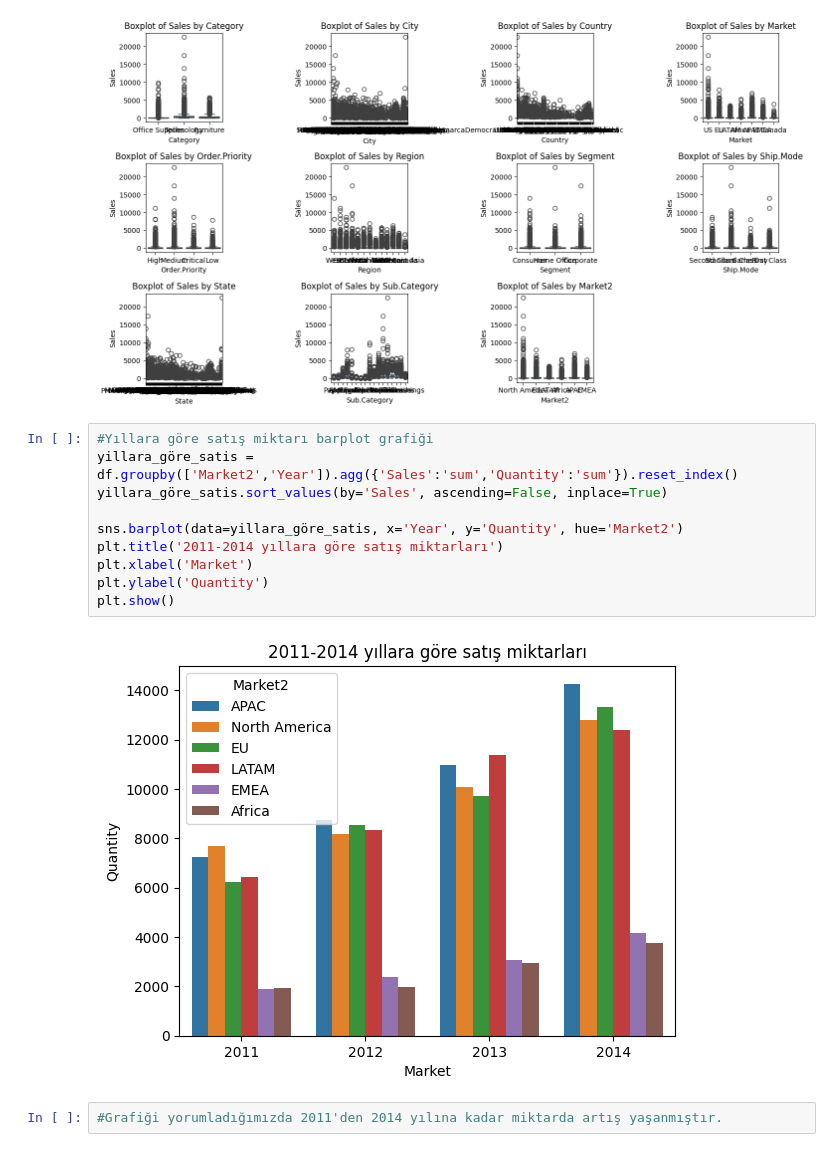
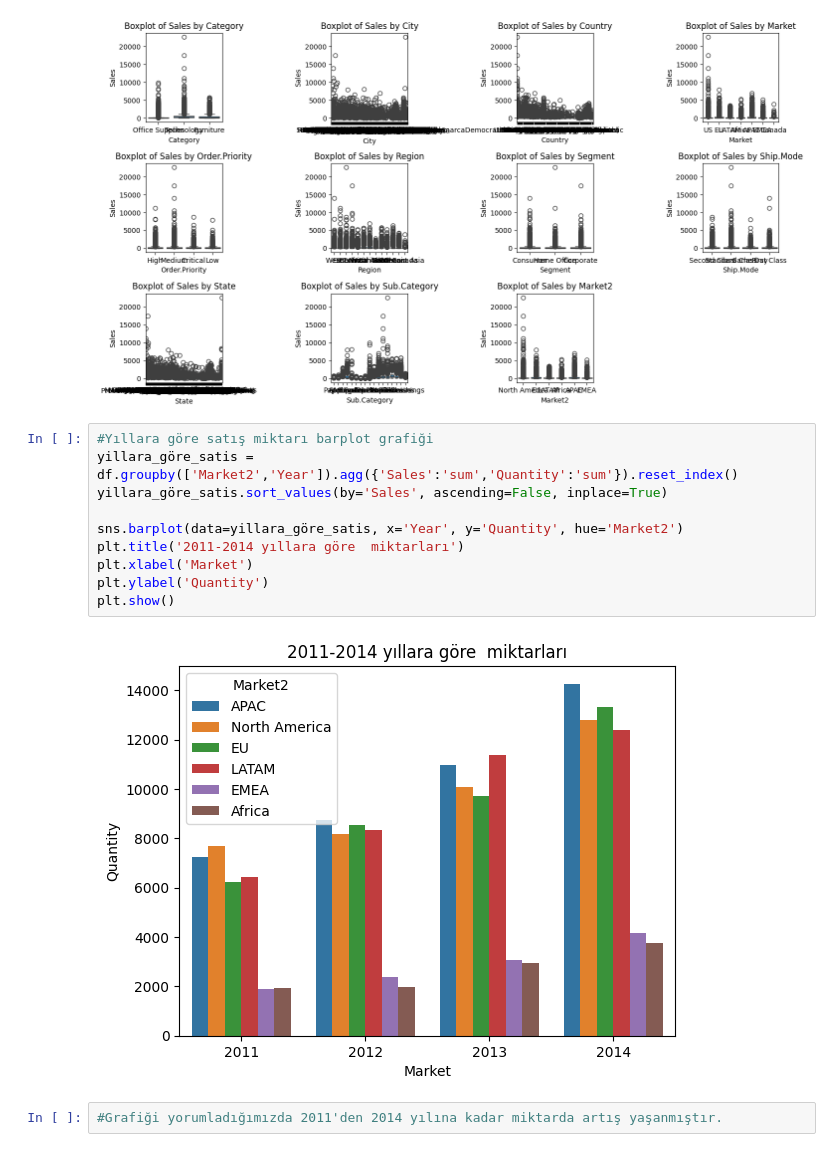
Before and after one commit to sevgicann/pythonfiles, a Jupyter notebook: week-3/exercise-week3.ipynb, the cells around one changed output. Drawn from its saved outputs; the diff is of its cells as text.

```diff
--- a/week-3/exercise-week3.ipynb
+++ b/week-3/exercise-week3.ipynb
@@ -474,15 +481,15 @@ plt.show()
 # %%
 #Yıllara göre satış miktarı barplot grafiği
 yillara_göre_satis = df.groupby(['Market2','Year']).agg({'Sales':'sum','Quantity':'sum'}).reset_index()
 yillara_göre_satis.sort_values(by='Sales', ascending=False, inplace=True)
 
 sns.barplot(data=yillara_göre_satis, x='Year', y='Quantity', hue='Market2')
-plt.title('2011-2014 yıllara göre satış miktarları')
+plt.title('2011-2014 yıllara göre  miktarları')
 plt.xlabel('Market')
 plt.ylabel('Quantity')
 plt.show()
 # %% [output]
-[figure, old version]
+[figure, new version]
 # %%
 #Grafiği yorumladığımızda 2011'den 2014 yılına kadar miktarda artış yaşanmıştır.
 # %%
```
Also changed, not shown: parts of 10 cells of this notebook.
